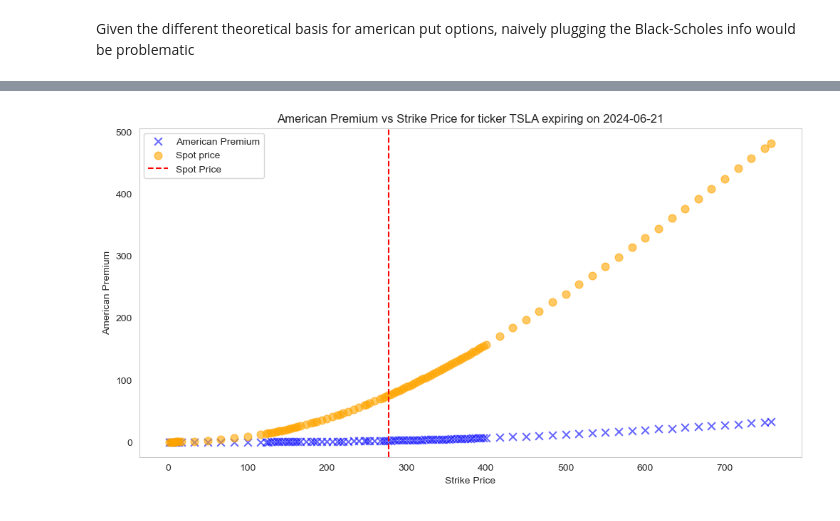
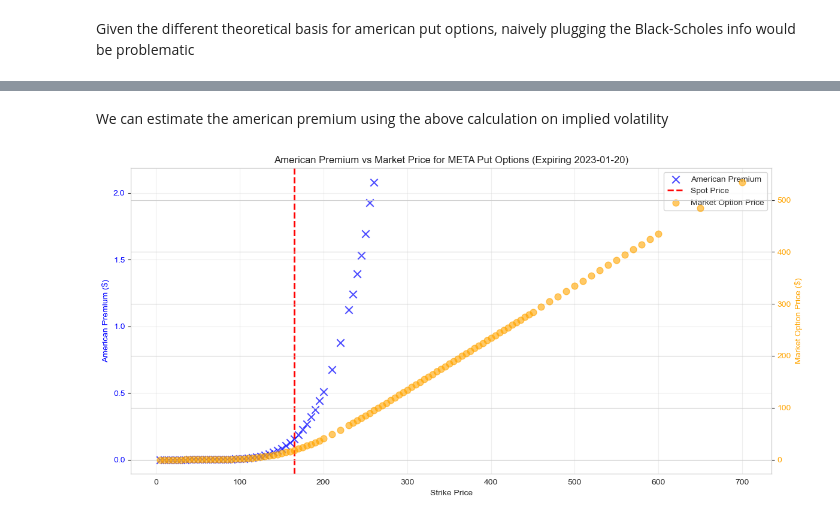
Before and after one commit to wttai004/quant_fin_project, a Jupyter notebook: 3_real_life_option_analysis.ipynb, the cells around one changed output, grey strips where cells are left out. Drawn from its saved outputs; the diff is of its cells as text; code cells hidden in the pictures.

```diff
--- a/real_life_option_analysis.ipynb
+++ b/3_real_life_option_analysis.ipynb
@@ -253,7 +351,7 @@ colors = plt.cm.tab10(np.linspace(0, 1, len(all_tickers)))
 for idx, ticker in enumerate(all_tickers):
     try:
         # Use the refactored function to get implied volatilities
-        call_entries, spot_price, r, t, actual_exdate = get_implied_volatilities_for_ticker_and_exdate(
+        call_entries, spot_price, r, t, actual_exdate = get_implied_call_volatilities_for_ticker_and_exdate(
             ticker, target_expiration_date, verbose = False
         )
 
@@ -325,7 +428,7 @@ def get_implied_volatilities_for_all_exdates(ticker, verbose = False):
     for exdate in tqdm(all_exdates, desc="Processing expiration dates"):
         try:
             # Use our refactored function to get implied volatilities for this expiration date
-            call_entries, spot, r, t, actual_exdate = get_implied_volatilities_for_ticker_and_exdate(
+            call_entries, spot, r, t, actual_exdate = get_implied_call_volatilities_for_ticker_and_exdate(
                 ticker, exdate, verbose= False
             )
 
@@ -444,7 +555,7 @@ from scipy.optimize import brentq
 n_steps = 100
 
 
-def implied_volatility_put_binomial_tree(market_price, S0, K, t, r, sigma_bounds=(1e-6, 2)):
+def implied_put_volatility_binomial_tree(market_price, S0, K, t, r, sigma_bounds=(1e-6, 2)):
     """
     Returns the implied volatility of a put option given spot price, strike, time to expiration,
     and risk-free-interest rate.
@@ -540,0 +623,12 @@ Analyzing options for secid: 143439, ticker: TSLA
+# %%
+# Example: Use a specific target date instead of an index
+# You can specify any date, and the function will find the closest available expiration date
+target_date = "2023-01-30"  # Or use a date from your data
+
+# Pick a security id
+ticker = "AMZN"
+exdate_id = 10
+
+put_entries, spot_price, r, t, actual_exdate = get_implied_put_volatilities_for_ticker_and_exdate(ticker, target_date, verbose=True)
+
+plot_implied_volatility_smile(put_entries, ticker, spot_price, r, t, actual_exdate)
@@ -541,6 +758,6 @@ Analyzing options for secid: 143439, ticker: TSLA
+# %% [markdown]
+We can estimate the american premium using the above calculation on implied volatility
 # %%
-# We estimate the american premium using the above calculation on implied volatility
-
 def american_premium(S0, K, t, r, sigma):
     """
     Returns the implied volatility of a put option given spot price, strike, time to expiration,
@@ -550,42 +767,59 @@ def american_premium(S0, K, t, r, sigma):
     market_price (float): Market price of call option
     S0 (float): Spot price of stock
     K (float): strike price
     t (float): time-to-expiration
     r (float): risk-free-interest rate
 
     Returns:
     Implied volatility (float)
 
     """
     tree = BinomialTreeSimulator(S0=S0, K=K, T=t, r=r, sigma=sigma, n_steps=n_steps, option_type='put')
     return tree.american_premium()
 
 put_entries['american_premium'] = put_entries.apply(
     lambda row: american_premium(
         S0=spot_price,
         K=row['strike_price'],
         t=t,
         r=r,
         sigma=row['implied_volatility_calculation'])
     , axis=1
 )
 
-# The data also comes with implied volatility directly
-plt.scatter(put_entries['strike_price'], put_entries['american_premium'],
-            marker='x', s=60, color='blue', alpha=0.6,
+# Calculate European option price for comparison
+put_entries['market_price'] = 0.5 * (put_entries['best_bid'] + put_entries['best_offer'])
+
+# Create a dual-axis plot to show both American premium and market price
+fig, ax1 = plt.subplots(figsize=(12, 6))
+
+# Plot American Premium on the left y-axis
+ax1.scatter(put_entries['strike_price'], put_entries['american_premium'],
+            marker='x', s=80, color='blue', alpha=0.7,
             label='American Premium')
+ax1.set_xlabel("Strike Price")
+ax1.set_ylabel("American Premium ($)", color='blue')
+ax1.tick_params(axis='y', labelcolor='blue')
 
-plt.scatter(put_entries['strike_price'], 0.5 * (put_entries['best_bid'] + put_entries['best_offer']),
+# Create a second y-axis for market price
+ax2 = ax1.twinx()
+ax2.scatter(put_entries['strike_price'], put_entries['market_price'],
             marker='o', s=60, color='orange', alpha=0.6,
-            label='Spot price')
+            label='Market Option Price')
+ax2.set_ylabel("Market Option Price ($)", color='orange')
+ax2.tick_params(axis='y', labelcolor='orange')
 
 # Add a vertical line at the spot price
-plt.axvline(x=spot_price, color='red', linestyle='--', label='Spot Price')
-plt.title(f"American Premium vs Strike Price for ticker {ticker} expiring on {exdate}")
-plt.xlabel("Strike Price")
-plt.ylabel("American Premium")
-plt.legend()
-plt.grid()
+ax1.axvline(x=spot_price, color='red', linestyle='--', linewidth=2, label='Spot Price')
+
+# Combine legends
+lines1, labels1 = ax1.get_legend_handles_labels()
+lines2, labels2 = ax2.get_legend_handles_labels()
+ax1.legend(lines1 + lines2, labels1 + labels2, loc='upper right')
+
+plt.title(f"American Premium vs Market Price for {ticker} Put Options (Expiring {actual_exdate})")
+ax1.grid(alpha=0.3)
+plt.tight_layout()
 plt.show()
 # %% [output]
-[figure, old version]
+[figure, new version]
```
Also changed, not shown: parts of 17 cells of this notebook, 1 other file.
